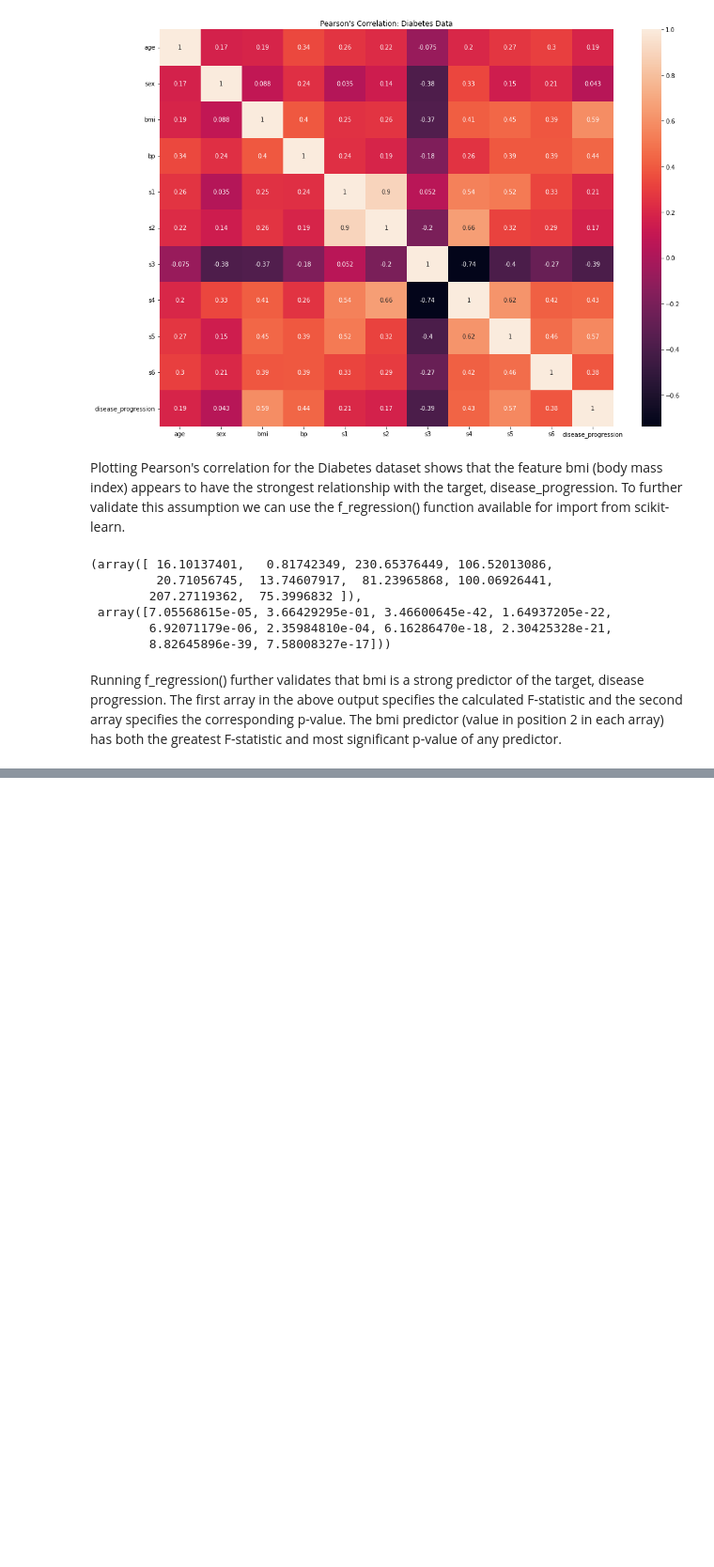
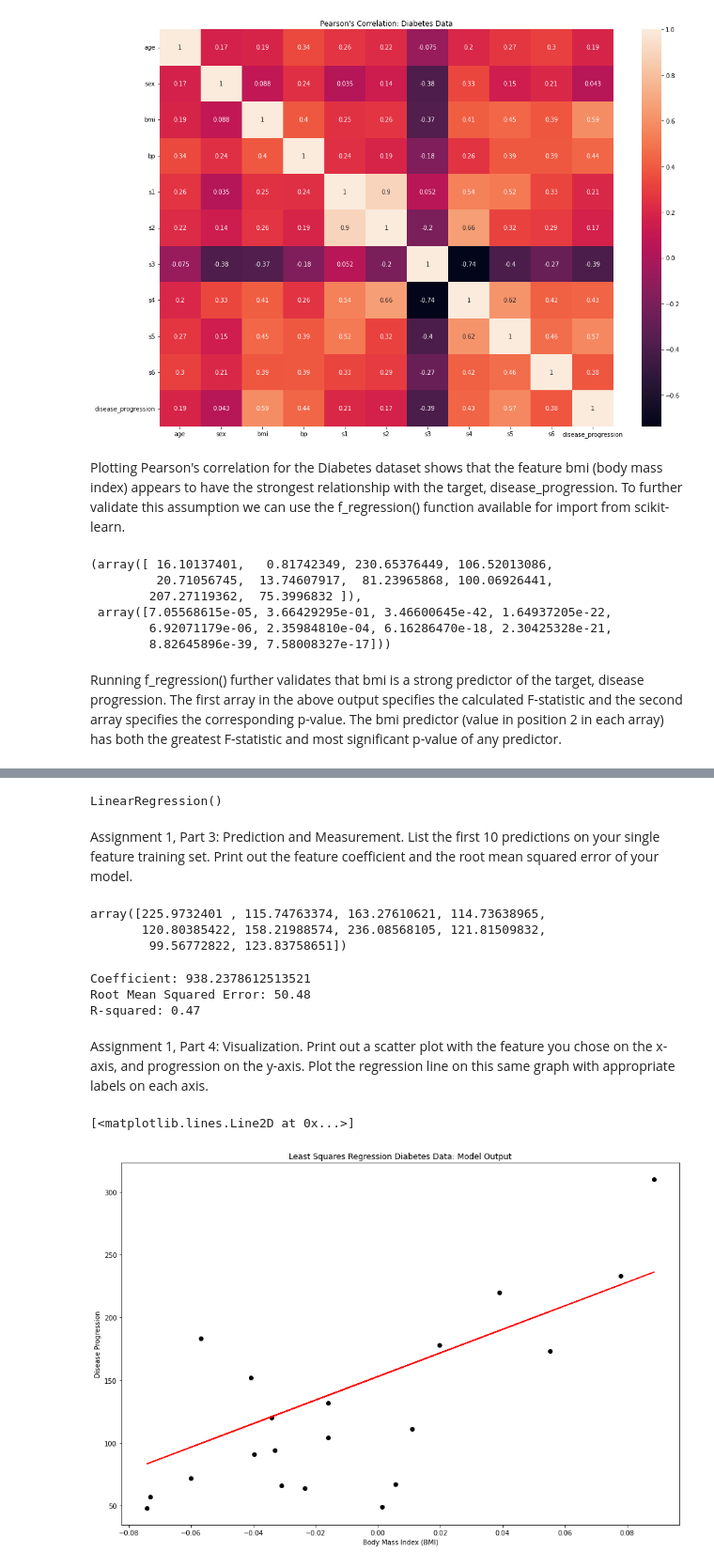
Before and after one commit to benkarabinus/nerdy_data_stuff, a Jupyter notebook: DU/COMP4432/Assignment1/Ben_Karabinus_Assignment_1.ipynb, the cells around one changed output, grey strips where cells are left out. Shown at 94% size. Cells and saved outputs as stored; diff of their text form; code cells hidden in the pictures; blank space fills up the shorter version.

Commit message:
Final Push Assignment 1

```diff
--- a/DU/COMP4432/Assignment1/Ben_Karabinus_Assignment_1.ipynb
+++ b/DU/COMP4432/Assignment1/Ben_Karabinus_Assignment_1.ipynb
@@ -53,3 +57,13 @@ f_reg
         8.82645896e-39, 7.58008327e-17]))
 # %% [markdown]
 Running f_regression() further validates that bmi is a strong predictor of the target, disease progression. The first array in the above output specifies the calculated F-statistic and the second array specifies the corresponding p-value. The bmi predictor (value in position 2 in each array) has both the greatest F-statistic and most significant p-value of any predictor.
+# %%
+"""
+split the data into training and test sets.
+sklearn train, test, split will not be used since the target is last 20 records
+instead array slicing will be used to segment data
+"""
+X_train = X[:-20, 2:3]
+y_train = y[:-20]
+X_test = X[-20:, 2:3]
+y_test = y[-20:]
@@ -55,0 +73,51 @@ Running f_regression() further validates that bmi is a strong predictor of the t
+# %%
+"""
+instantiate then fit ordinary least squares regression model sklearn
+"""
+
+ols = LinearRegression()
+ols.fit(X_train, y_train)
+# %% [output]
+LinearRegression()
+# %% [markdown]
+Assignment 1, Part 3: Prediction and Measurement. List the first 10 predictions
+on your single feature training set. Print out the feature coefficient and the root
+mean squared error of your model.
+# %%
+"""make predictions on the test set then print the first 10 predictions"""
+predictions = ols.predict(X_test)
+predictions[0:10]
+# %% [output]
+array([225.9732401 , 115.74763374, 163.27610621, 114.73638965,
+       120.80385422, 158.21988574, 236.08568105, 121.81509832,
+        99.56772822, 123.83758651])
+# %%
+"""
+print model coefficient, root mean squared error RMSE, and R-squared
+"""
+
+coefficient = ols.coef_[0]
+rmse = mean_squared_error(y_test, predictions, squared=False)
+r2 = r2_score(y_test, predictions)
+print("Coefficient: {}".format(coefficient))
+print("Root Mean Squared Error: {:.2f}".format(rmse))
+print("R-squared: {:.2f}".format(r2))
+# %% [output]
+Coefficient: 938.2378612513521
+Root Mean Squared Error: 50.48
+R-squared: 0.47
+# %% [markdown]
+Assignment 1, Part 4: Visualization. Print out a scatter plot with the feature you
+chose on the x-axis, and progression on the y-axis. Plot the regression line on
+this same graph with appropriate labels on each axis.
+# %%
+"""plot model output"""
+fig, ax =plt.subplots(figsize=(15, 10))
+plt.title('Least Squares Regression Diabetes Data: Model Output')
+plt.ylabel('Disease Progression')
+plt.xlabel('Body Mass Index (BMI)')
+plt.scatter(X_test, y_test, color='black')
+plt.plot(X_test, predictions, color='Red')
+# %% [output]
+[<matplotlib.lines.Line2D at 0x...>]
+[figure, added]
```
Also changed, not shown: parts of 4 cells of this notebook.
